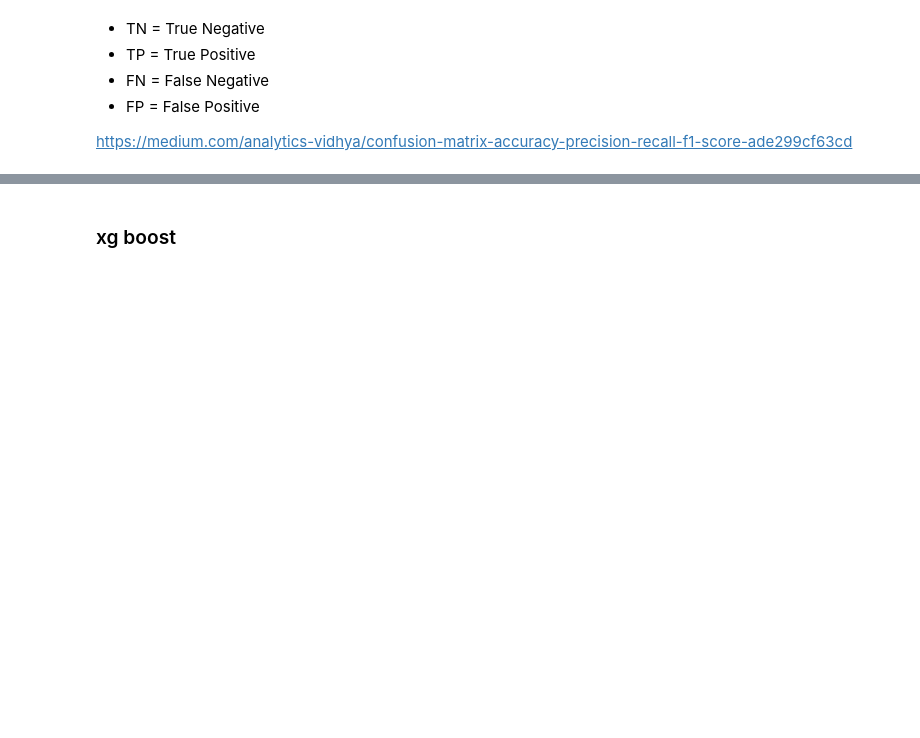
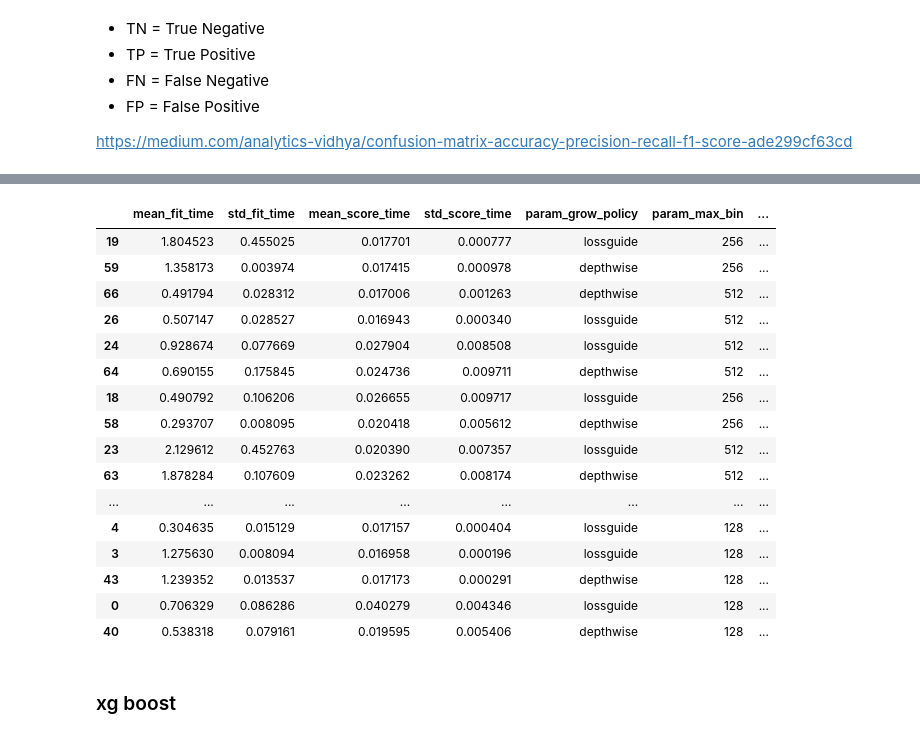
Before and after one commit to msurun/StockRecommendation, a Jupyter notebook: PyStockRecommendations.ipynb, the cells around one changed output, grey strips where cells are left out. Saved outputs shown, nothing was run; the diff lists cells and outputs as text; code cells hidden in the pictures; blank space fills up the shorter version.

```diff
--- a/PyStockRecommendations.ipynb
+++ b/PyStockRecommendations.ipynb
@@ -1004,7 +580,7 @@ cleanData.head()
 # %%
 # split data into features and label
-X = cleanData.drop(columns=['Close +1w change %','label']) #,'altLabel'])
-y = cleanData['label']
+#X = cleanData.drop(columns=['Close +1w change %','label']) #,'altLabel'])
+#y = cleanData['label']
 
 # split data into training and testing sets
 #X_train, X_test, y_train, y_test = train_test_split(X, y, test_size=0.2, random_state=11)
@@ -1032,7 +657,7 @@ y_test  = y.iloc[trainData:]
 # %%
 # train a random forest model
 rf = RandomForestClassifier(n_estimators=200, min_samples_split=50, random_state=11)
-rf.fit(X_train, y_train)
+rf.fit(X_resampled_pca, y_resampled)
 # %% [output]
 RandomForestClassifier(min_samples_split=50, n_estimators=200, random_state=11)
 # %%
@@ -1098,0 +743,5 @@ weighted avg       0.75      0.87      0.80     28693
+# %%
+#get a smaller subset of data for multiple iterations of modeling
+
+X_noUse, X_short, y_noUse, y_short = train_test_split(X_resampled_pca, y_resampled, test_size=0.1, random_state=11)
+X_short.shape
@@ -1099,2 +750,72 @@ weighted avg       0.75      0.87      0.80     28693
+# %%
+#import pandas as pd
+from sklearn.model_selection import GridSearchCV
+#from sklearn.metrics import accuracy_score, precision_score, f1_score
+from xgboost import XGBClassifier
+
+# Define the hyperparameters to iterate over
+param_grid = {
+    #'max_depth': [2, 4, 6, 10],
+    #'learning_rate': [0.01, 0.1, 0.5],
+    #'n_estimators': [100, 200, 300],
+    #'subsample': [0.1, 0.6, 1.0],
+    #'colsample_bytree': [0.5, 0.8, 1.0],
+    #'gamma': [0, 0.1, 0.5, 2, 5],
+    #'booster': ['gbtree', 'gblinear', 'dart'],
+    'min_child_weight': [0, 0.5, 1, 2, 5],
+    'tree_method': ['hist', 'approx'],
+    'grow_policy': ['lossguide', 'depthwise'],
+    'max_bin': [128, 256, 512, 1024]
+}
+
+# Define the XGBoost classifier and GridSearchCV object
+xgb = XGBClassifier()
+grid_search = GridSearchCV(estimator=xgb, param_grid=param_grid, cv=5, n_jobs=-1)
+
+# Fit the GridSearchCV object to the data
+grid_search.fit(X_short, y_short)
+
+# Create a DataFrame to store the results
+results_df = pd.DataFrame(grid_search.cv_results_)
+
+# Add a column to the DataFrame that concatenates the values of the hyperparameters
+results_df['params_str'] = results_df.params.apply(str)
+
+# Calculate accuracy, precision, and F1 score for the "1" label
+y_pred = grid_search.predict(X_test_pca)
+accuracy = accuracy_score(y_test, y_pred)
+precision = precision_score(y_test, y_pred, pos_label=1)
+f1 = f1_score(y_test, y_pred, pos_label=1)
+
+# Add the metrics to the DataFrame
+results_df['accuracy'] = accuracy
+results_df['precision'] = precision
+results_df['f1'] = f1
+
+# Sort the DataFrame by the mean test score in descending order
+results_df = results_df.sort_values('mean_test_score', ascending=False)
+
+# Save the DataFrame to an Excel file
+results_df.to_excel(dataURL + 'xgboost_results3.xlsx', index=False)
+
+results_df
+# %% [output]
+|  | mean_fit_time | std_fit_time | mean_score_time | std_score_time | param_grow_policy | param_max_bin | ... |
+| 19 | 1.804523 | 0.455025 | 0.017701 | 0.000777 | lossguide | 256 | ... |
+| 59 | 1.358173 | 0.003974 | 0.017415 | 0.000978 | depthwise | 256 | ... |
+| 66 | 0.491794 | 0.028312 | 0.017006 | 0.001263 | depthwise | 512 | ... |
+| 26 | 0.507147 | 0.028527 | 0.016943 | 0.000340 | lossguide | 512 | ... |
+| 24 | 0.928674 | 0.077669 | 0.027904 | 0.008508 | lossguide | 512 | ... |
+| 64 | 0.690155 | 0.175845 | 0.024736 | 0.009711 | depthwise | 512 | ... |
+| 18 | 0.490792 | 0.106206 | 0.026655 | 0.009717 | lossguide | 256 | ... |
+| 58 | 0.293707 | 0.008095 | 0.020418 | 0.005612 | depthwise | 256 | ... |
+| 23 | 2.129612 | 0.452763 | 0.020390 | 0.007357 | lossguide | 512 | ... |
+| 63 | 1.878284 | 0.107609 | 0.023262 | 0.008174 | depthwise | 512 | ... |
+| ... | ... | ... | ... | ... | ... | ... | ... |
+| 4 | 0.304635 | 0.015129 | 0.017157 | 0.000404 | lossguide | 128 | ... |
+| 3 | 1.275630 | 0.008094 | 0.016958 | 0.000196 | lossguide | 128 | ... |
+| 43 | 1.239352 | 0.013537 | 0.017173 | 0.000291 | depthwise | 128 | ... |
+| 0 | 0.706329 | 0.086286 | 0.040279 | 0.004346 | lossguide | 128 | ... |
+| 40 | 0.538318 | 0.079161 | 0.019595 | 0.005406 | depthwise | 128 | ... |
 # %% [markdown]
 ### xg boost
```
Also changed, not shown: parts of 114 cells of this notebook.
